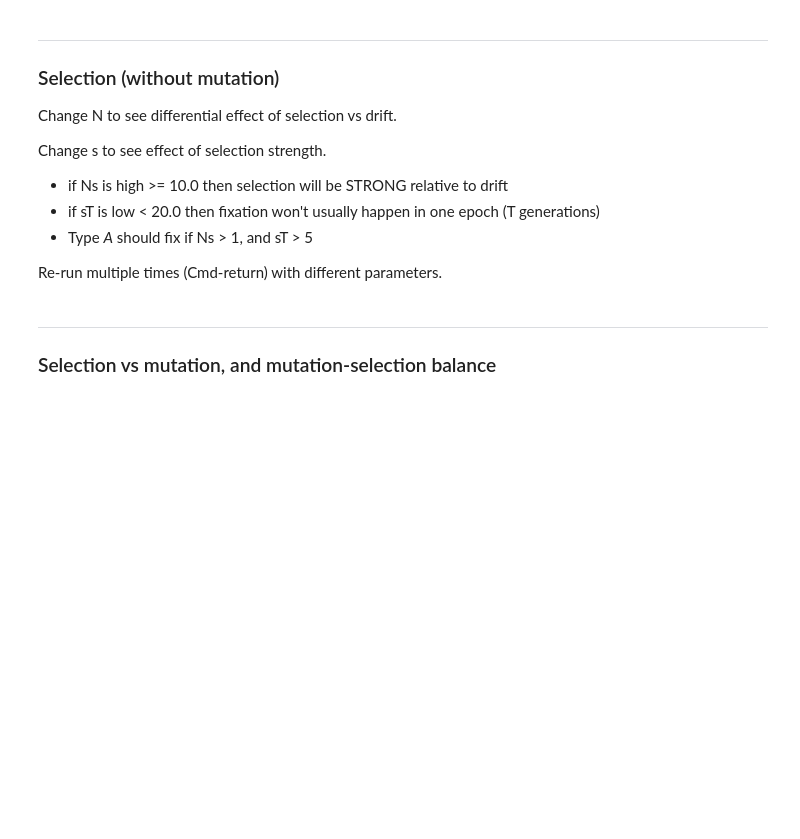
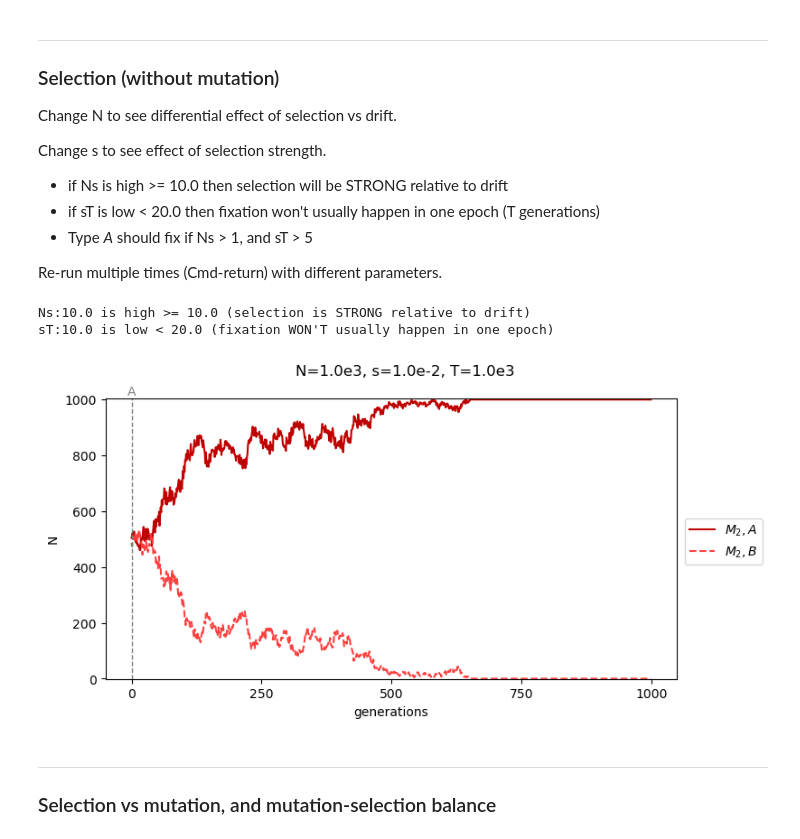
Before and after one commit to mepster/evosim, a Jupyter notebook: evosim.ipynb, the cells around one changed output. Drawn from its saved outputs; the diff is of its cells as text; code cells hidden in the pictures; blank space fills up the shorter version.

```diff
--- a/evosim.ipynb
+++ b/evosim.ipynb
@@ -225,18 +221,31 @@ Re-run multiple times (Cmd-return) with different parameters.
 # %%
 # Goal: to see effect of selection vs. drift
 args = evosim.default_args.copy()
 
 args.s = 0.01 # s = 0.001
 args.includeMutation = False # False = no mutation
 
 args.N = 1e3
-args.numClades = 1
 args.T = 1e3
 
-evosim.evosim(args)
+# Compared to the last experiment, we have added SELECTION (s > 0)
+# Note that, now, A fixes more often than B
+
+# Notice the first 2 lines of text below about Ns and sT
+# Ns < ~10 means that selection is WEAK relative to drift
+# sT < ~20 mean that fixation WON'T usually happen in one epoch
+#    that is, selection is generally too weak to "fix" a genotype within T generations
+
 # Re-run multiple times (Cmd-return) with different parameters.
 # experiment 1: change s between 0.001, 0.001, 0.1, re-run multple times (Cmd-return)
-# experiment 2: compare large N to N=-1 (which means infinite population)
+# experiment 2: compare various N: 1e2... 1e9, -1 (which means infinite population)
+# experiment 3: compare various T: 1e3... 1e6, -1 (which means infinite population)
+
+evosim.evosim(args)
+# %% [output]
+Ns:10.0 is high >= 10.0 (selection is STRONG relative to drift)
+sT:10.0 is low < 20.0 (fixation WON'T usually happen in one epoch)
+[figure, added]
 # %% [markdown]
 ---
 ### Selection vs mutation, and mutation-selection balance
```
Also changed, not shown: parts of 20 cells of this notebook.
